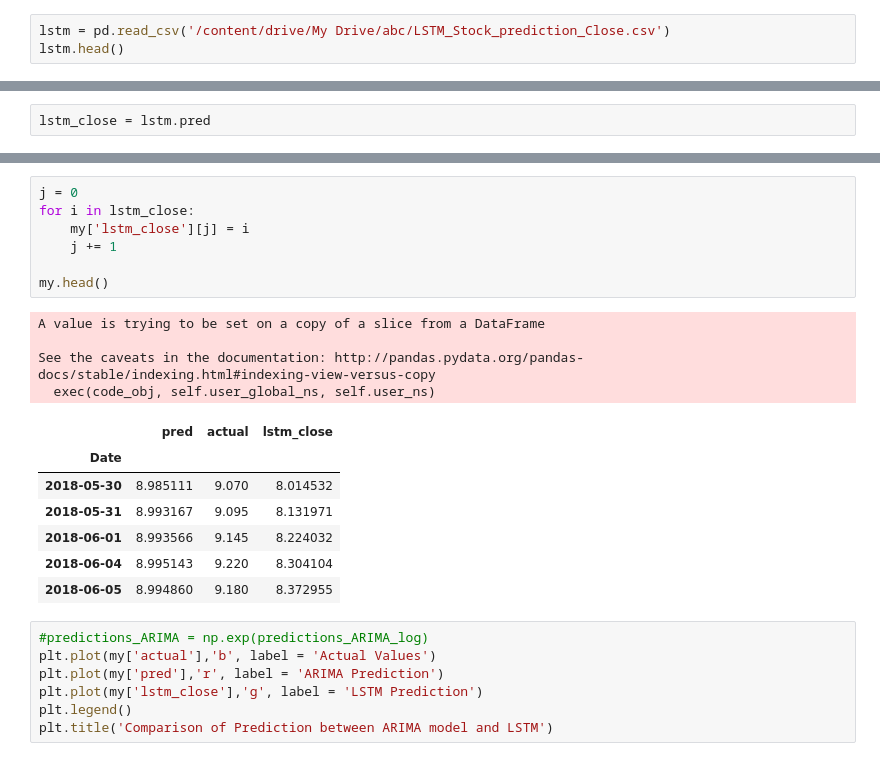
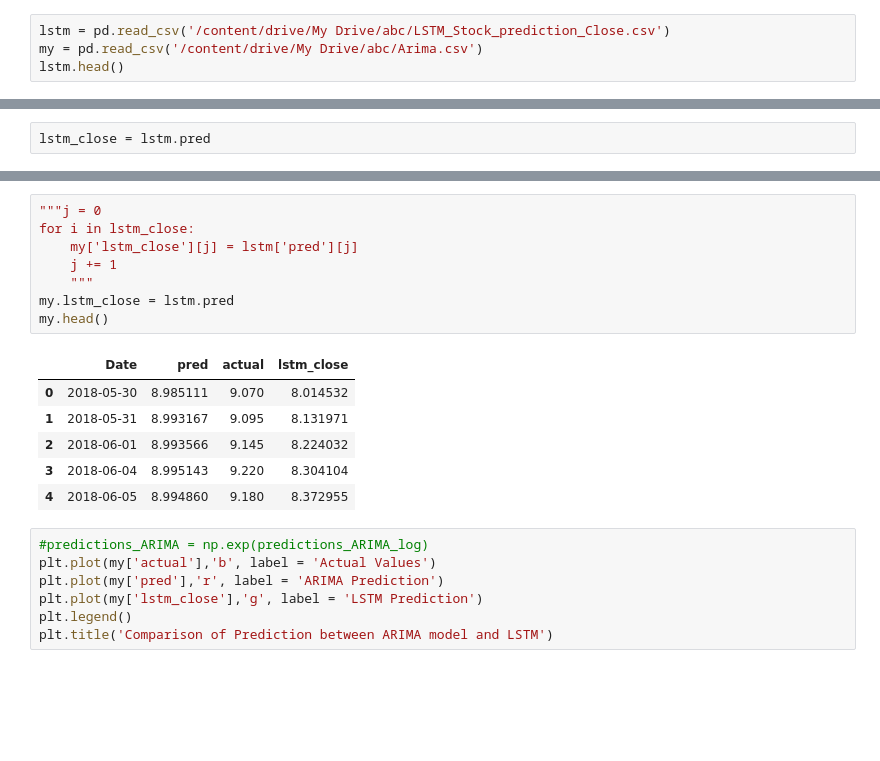
Before and after one commit to gopalkalpande/Practice-AI, a Jupyter notebook: time_series_forecast.ipynb, the cells around one changed output, grey strips where cells are left out. Cells and saved outputs as stored; diff of their text form; blank space fills up the shorter version.

```diff
--- a/time_series_forecast.ipynb
+++ b/time_series_forecast.ipynb
@@ -438,6 +438,7 @@ my.to_csv('/content/drive/My Drive/abc/Arima.csv', sep=',', encoding='utf-8')
 my_pred.to_csv('/content/drive/My Drive/abc/Arima_all_data.csv', sep=',', encoding='utf-8')
 # %%
 lstm = pd.read_csv('/content/drive/My Drive/abc/LSTM_Stock_prediction_Close.csv')
+my = pd.read_csv('/content/drive/My Drive/abc/Arima.csv')
 lstm.head()
 # %% [output]
 |  | Unnamed: 0 | pred | actual |
@@ -467,22 +462,18 @@ See the caveats in the documentation: http://pandas.pydata.org/pandas-docs/stabl
 # %%
-j = 0
+"""j = 0
 for i in lstm_close:
-    my['lstm_close'][j] = i
+    my['lstm_close'][j] = lstm['pred'][j]
     j += 1
-
+    """
+my.lstm_close = lstm.pred
 my.head()
 # %% [output]
-A value is trying to be set on a copy of a slice from a DataFrame
-
-See the caveats in the documentation: http://pandas.pydata.org/pandas-docs/stable/indexing.html#indexing-view-versus-copy
-  exec(code_obj, self.user_global_ns, self.user_ns)
-|  | pred | actual | lstm_close |
-| Date |  |  |  |
-| 2018-05-30 | 8.985111 | 9.070 | 8.014532 |
-| 2018-05-31 | 8.993167 | 9.095 | 8.131971 |
-| 2018-06-01 | 8.993566 | 9.145 | 8.224032 |
-| 2018-06-04 | 8.995143 | 9.220 | 8.304104 |
-| 2018-06-05 | 8.994860 | 9.180 | 8.372955 |
+|  | Date | pred | actual | lstm_close |
+| 0 | 2018-05-30 | 8.985111 | 9.070 | 8.014532 |
+| 1 | 2018-05-31 | 8.993167 | 9.095 | 8.131971 |
+| 2 | 2018-06-01 | 8.993566 | 9.145 | 8.224032 |
+| 3 | 2018-06-04 | 8.995143 | 9.220 | 8.304104 |
+| 4 | 2018-06-05 | 8.994860 | 9.180 | 8.372955 |
 # %%
 #predictions_ARIMA = np.exp(predictions_ARIMA_log)
 plt.plot(my['actual'],'b', label = 'Actual Values')
```
Also changed, not shown: parts of 19 cells of this notebook.
